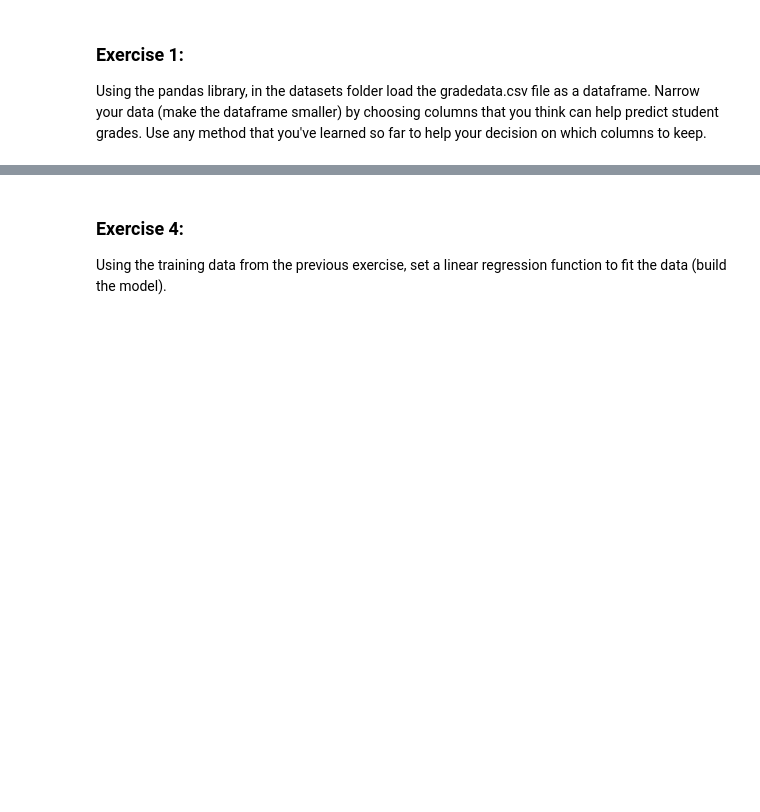
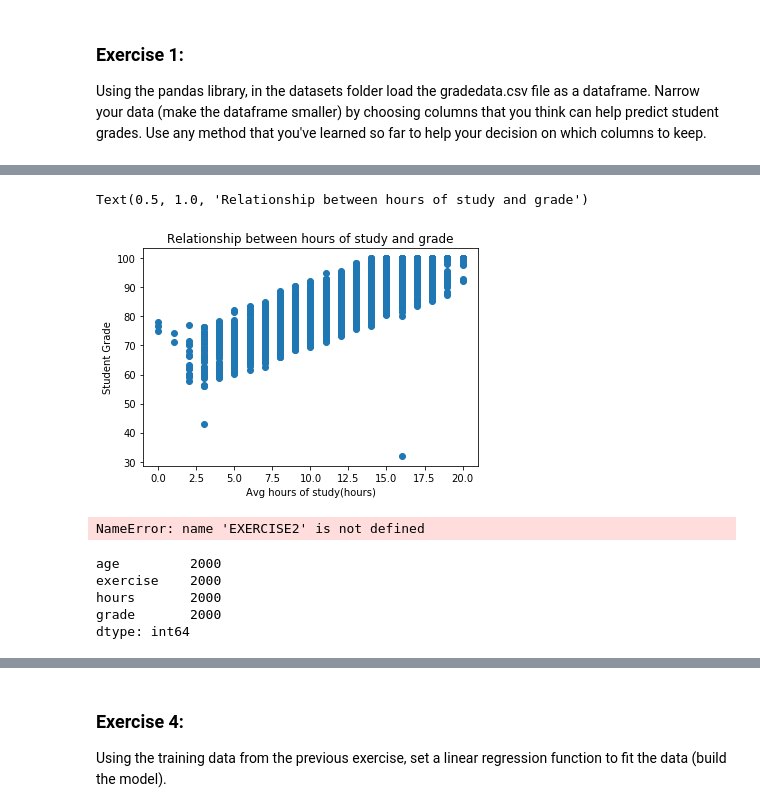
Before and after one commit to ekudawoo/Essi-space, a Jupyter notebook: Mod7Exercises.ipynb, the cells around one changed output, grey strips where cells are left out. Saved outputs shown, nothing was run; the diff lists cells and outputs as text; code cells hidden in the pictures; blank space fills up the shorter version.

```diff
--- a/Mod7Exercises.ipynb
+++ b/Mod7Exercises.ipynb
@@ -40,0 +57,13 @@ Using the cleaned dataframe in the exercise above, use the sklearn library to sp
+# %%
+#relationship between hours of study and grade
+plt.scatter(df1['hours'],df1['grade'])
+plt.xlabel('Avg hours of study(hours)')
+plt.ylabel('Student Grade')
+plt.title('Relationship between hours of study and grade')
+# %% [output]
+Text(0.5, 1.0, 'Relationship between hours of study and grade')
+[figure, added]
+# %%
+EXERCISE2
+# %% [output]
+NameError: name 'EXERCISE2' is not defined
@@ -40,0 +72,8 @@ Using the cleaned dataframe in the exercise above, use the sklearn library to sp
+# %%
+df1.count()#no missing value
+# %% [output]
+age         2000
+exercise    2000
+hours       2000
+grade       2000
+dtype: int64
```
Also changed, not shown: parts of 31 cells of this notebook.
